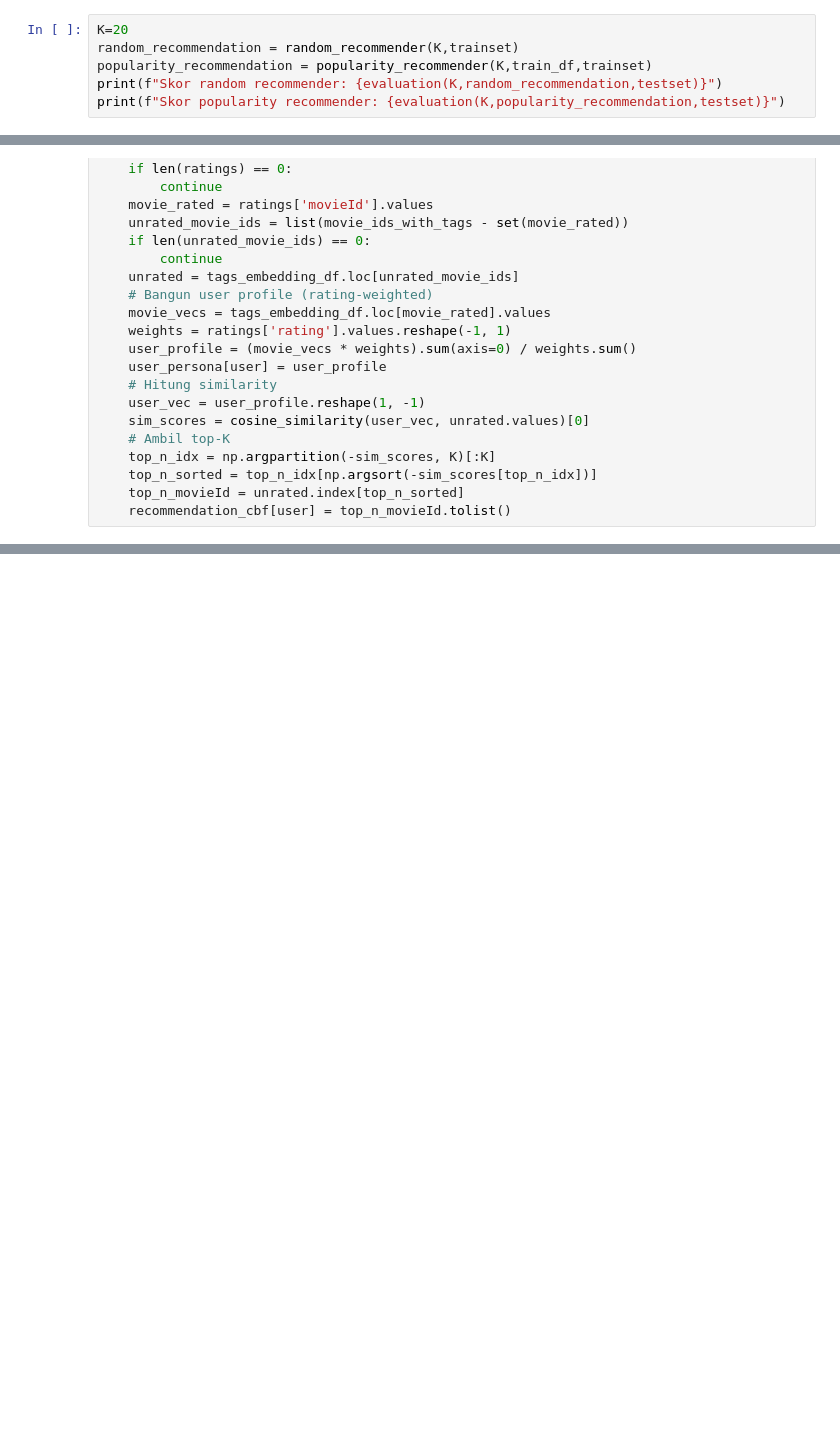
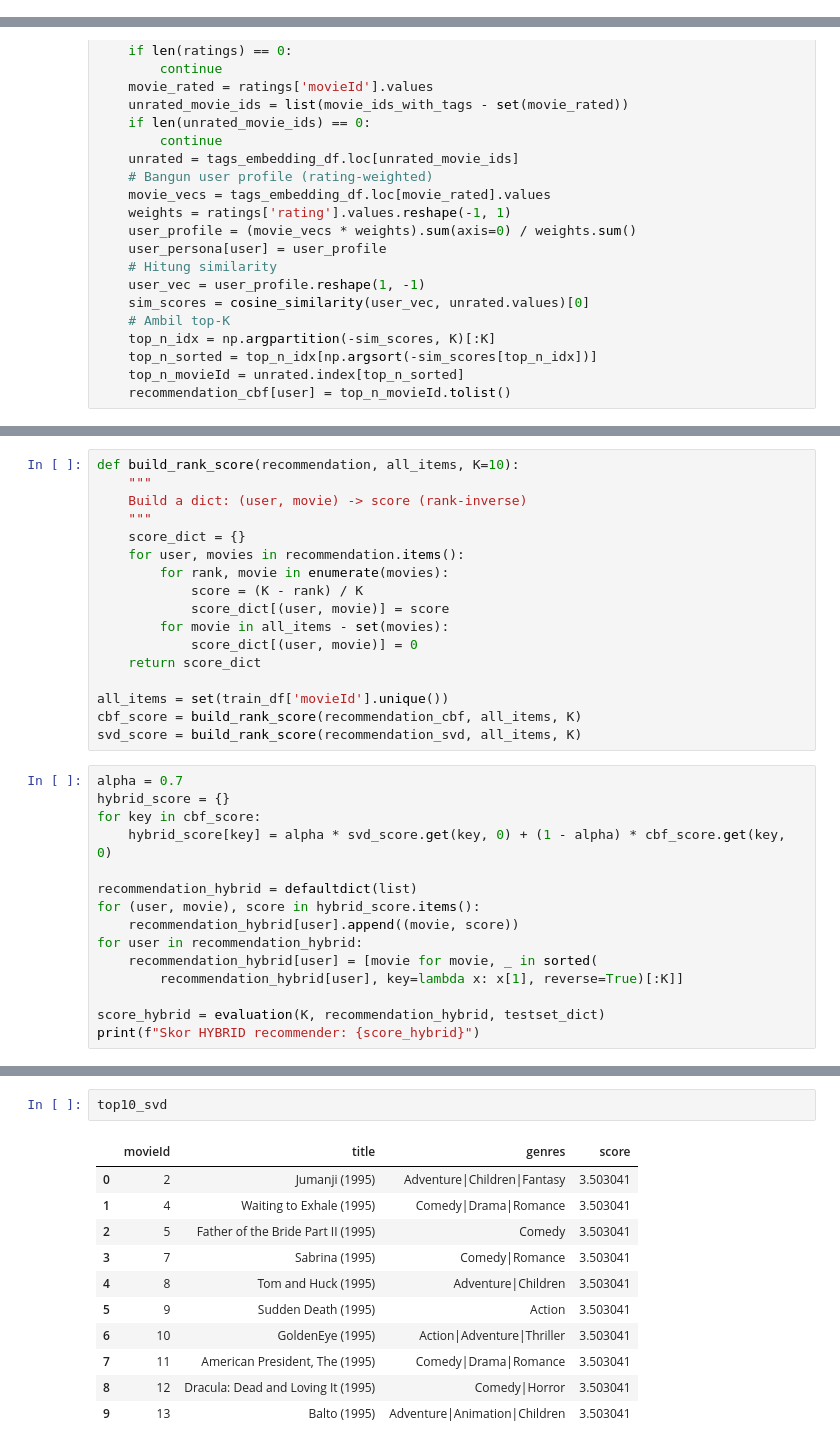
Before and after one commit to S4njuuu3291/movie-recommender, a Jupyter notebook: notebooks/2-modeling.ipynb, the cells around one changed output, grey strips where cells are left out. Cells and saved outputs as stored; diff of their text form; blank space fills up the shorter version.

```diff
--- a/notebooks/2-modeling.ipynb
+++ b/notebooks/2-modeling.ipynb
@@ -104,6 +94,0 @@ def popularity_recommender(K,train_df,train_data):
-# %%
-K=20
-random_recommendation = random_recommender(K,trainset)
-popularity_recommendation = popularity_recommender(K,train_df,trainset)
-print(f"Skor random recommender: {evaluation(K,random_recommendation,testset)}")
-print(f"Skor popularity recommender: {evaluation(K,popularity_recommendation,testset)}")
@@ -379,0 +420,32 @@ Skor CBF recommender: {'precision@K_mean': 0.0039, 'recall@K_mean': 0.0151634920
+# %%
+def build_rank_score(recommendation, all_items, K=10):
+    """
+    Build a dict: (user, movie) -> score (rank-inverse)
+    """
+    score_dict = {}
+    for user, movies in recommendation.items():
+        for rank, movie in enumerate(movies):
+            score = (K - rank) / K
+            score_dict[(user, movie)] = score
+        for movie in all_items - set(movies):
+            score_dict[(user, movie)] = 0
+    return score_dict
+
+all_items = set(train_df['movieId'].unique())
+cbf_score = build_rank_score(recommendation_cbf, all_items, K)
+svd_score = build_rank_score(recommendation_svd, all_items, K)
+# %%
+alpha = 0.7
+hybrid_score = {}
+for key in cbf_score:
+    hybrid_score[key] = alpha * svd_score.get(key, 0) + (1 - alpha) * cbf_score.get(key, 0)
+
+recommendation_hybrid = defaultdict(list)
+for (user, movie), score in hybrid_score.items():
+    recommendation_hybrid[user].append((movie, score))
+for user in recommendation_hybrid:
+    recommendation_hybrid[user] = [movie for movie, _ in sorted(
+        recommendation_hybrid[user], key=lambda x: x[1], reverse=True)[:K]]
+
+score_hybrid = evaluation(K, recommendation_hybrid, testset_dict)
+print(f"Skor HYBRID recommender: {score_hybrid}")
@@ -379,0 +797,14 @@ Skor CBF recommender: {'precision@K_mean': 0.0039, 'recall@K_mean': 0.0151634920
+# %%
+top10_svd
+# %% [output]
+|  | movieId | title | genres | score |
+| 0 | 2 | Jumanji (1995) | Adventure|Children|Fantasy | 3.503041 |
+| 1 | 4 | Waiting to Exhale (1995) | Comedy|Drama|Romance | 3.503041 |
+| 2 | 5 | Father of the Bride Part II (1995) | Comedy | 3.503041 |
+| 3 | 7 | Sabrina (1995) | Comedy|Romance | 3.503041 |
+| 4 | 8 | Tom and Huck (1995) | Adventure|Children | 3.503041 |
+| 5 | 9 | Sudden Death (1995) | Action | 3.503041 |
+| 6 | 10 | GoldenEye (1995) | Action|Adventure|Thriller | 3.503041 |
+| 7 | 11 | American President, The (1995) | Comedy|Drama|Romance | 3.503041 |
+| 8 | 12 | Dracula: Dead and Loving It (1995) | Comedy|Horror | 3.503041 |
+| 9 | 13 | Balto (1995) | Adventure|Animation|Children | 3.503041 |
```
Also changed, not shown: parts of 41 cells of this notebook, 13 other files.
